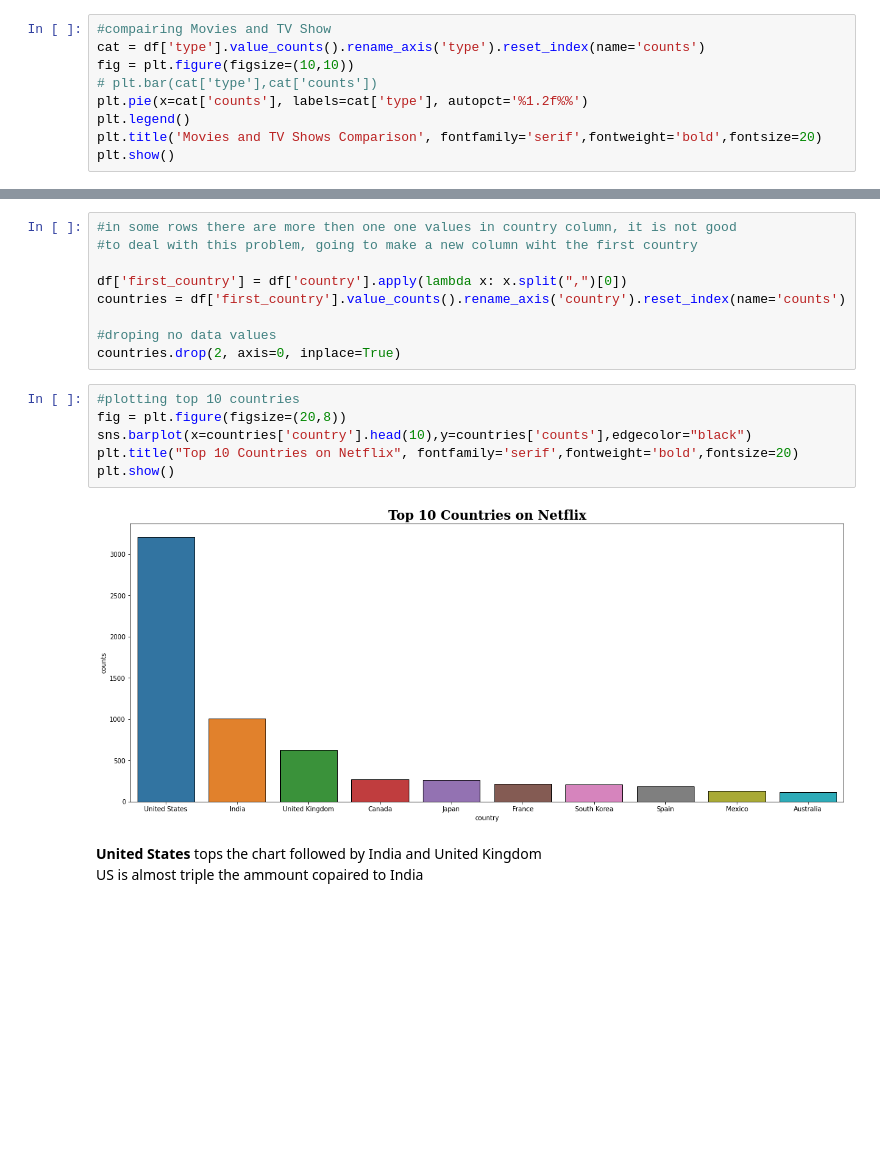
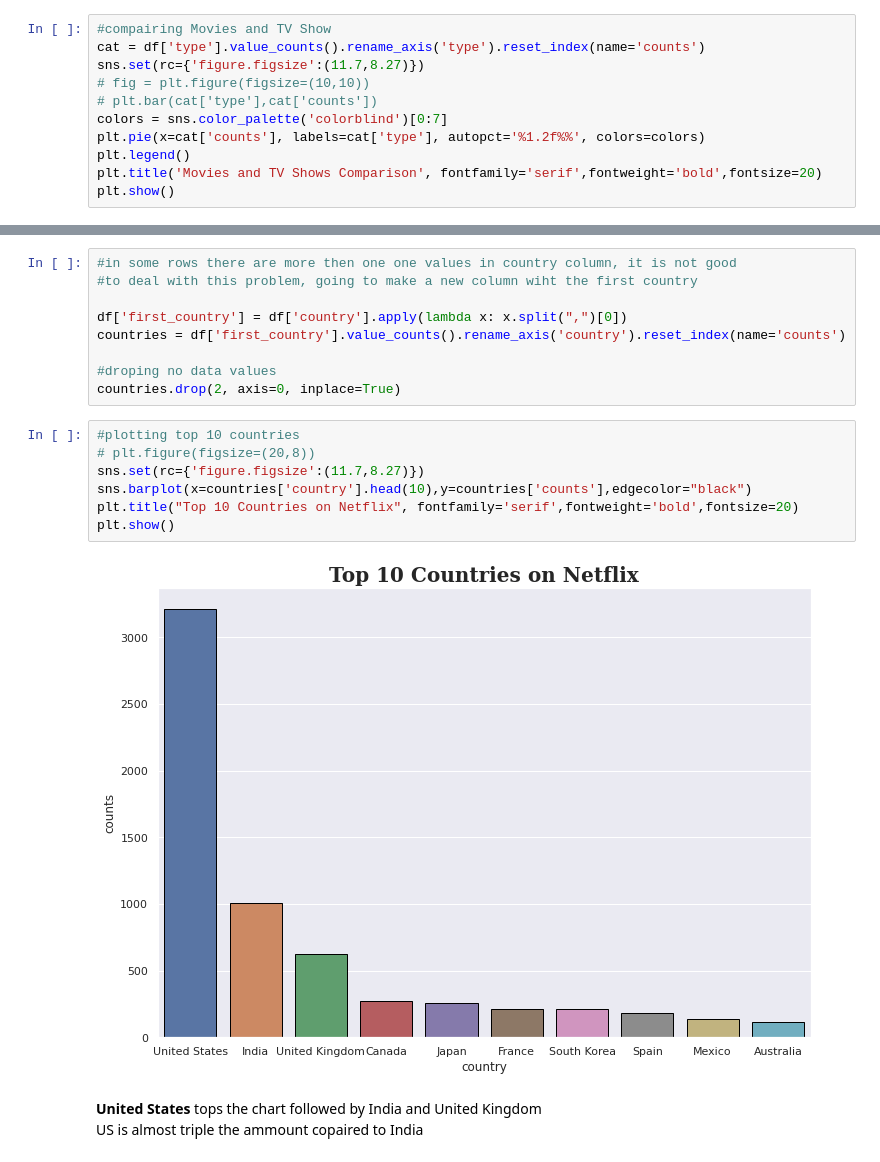
Before and after one commit to ayushash1/kaggle_notebooks, a Jupyter notebook: netflix-visualization.ipynb, the cells around one changed output, grey strips where cells are left out. Drawn from its saved outputs; the diff is of its cells as text; blank space fills up the shorter version.

Commit message:
Kaggle Notebook | Netflix Visualization | Version 3

```diff
--- a/netflix-visualization.ipynb
+++ b/netflix-visualization.ipynb
@@ -79,9 +81,11 @@ netflix_movies=df[df['type']=='Movie']
 # %%
 #compairing Movies and TV Show
 cat = df['type'].value_counts().rename_axis('type').reset_index(name='counts')
-fig = plt.figure(figsize=(10,10))
+sns.set(rc={'figure.figsize':(11.7,8.27)})
+# fig = plt.figure(figsize=(10,10))
 # plt.bar(cat['type'],cat['counts'])
-plt.pie(x=cat['counts'], labels=cat['type'], autopct='%1.2f%%')
+colors = sns.color_palette('colorblind')[0:7]
+plt.pie(x=cat['counts'], labels=cat['type'], autopct='%1.2f%%', colors=colors)
 plt.legend()
 plt.title('Movies and TV Shows Comparison', fontfamily='serif',fontweight='bold',fontsize=20)
 plt.show()
@@ -100,12 +104,13 @@ countries = df['first_country'].value_counts().rename_axis('country').reset_inde
 countries.drop(2, axis=0, inplace=True)
 # %%
 #plotting top 10 countries
-fig = plt.figure(figsize=(20,8))
+# plt.figure(figsize=(20,8))
+sns.set(rc={'figure.figsize':(11.7,8.27)})
 sns.barplot(x=countries['country'].head(10),y=countries['counts'],edgecolor="black")
 plt.title("Top 10 Countries on Netflix", fontfamily='serif',fontweight='bold',fontsize=20)
 plt.show()
 # %% [output]
-[figure, old version]
+[figure, new version]
 # %% [markdown]
 **United States** tops the chart followed by India and United Kingdom
 US is almost triple the ammount copaired to India
```
Also changed, not shown: parts of 7 cells of this notebook.
